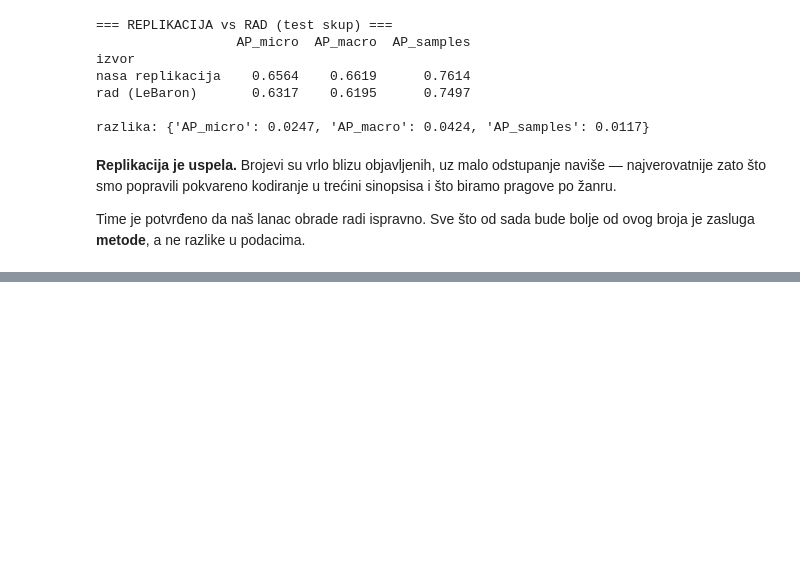
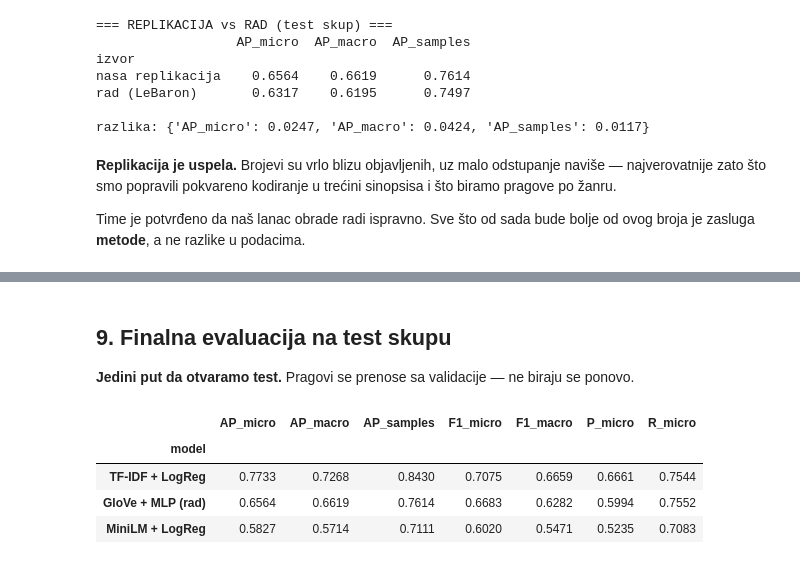
Before and after one commit to markobura/-Movie-Genre-Classification-using-Text-and-Image-Data, a Jupyter notebook: text_models.ipynb, the cells around one changed output, grey strips where cells are left out. Drawn from its saved outputs; the diff is of its cells as text; code cells hidden in the pictures; blank space fills up the shorter version.

```diff
--- a/text_models.ipynb
+++ b/text_models.ipynb
@@ -327,0 +468,16 @@ od ovog broja je zasluga **metode**, a ne razlike u podacima.
+# %% [markdown]
+## 9. Finalna evaluacija na test skupu
+
+**Jedini put da otvaramo test.** Pragovi se prenose sa validacije — ne biraju se
+ponovo.
+# %%
+test_rows = [evaluate(y_test, s_te, tune_thresholds(y_val, s_va), ime)
+             for ime, (s_va, s_te) in ALL_MODELS.items()]
+test_results = results_table(test_rows)
+test_results
+# %% [output]
+|  | AP_micro | AP_macro | AP_samples | F1_micro | F1_macro | P_micro | R_micro |
+| model |  |  |  |  |  |  |  |
+| TF-IDF + LogReg | 0.7733 | 0.7268 | 0.8430 | 0.7075 | 0.6659 | 0.6661 | 0.7544 |
+| GloVe + MLP (rad) | 0.6564 | 0.6619 | 0.7614 | 0.6683 | 0.6282 | 0.5994 | 0.7552 |
+| MiniLM + LogReg | 0.5827 | 0.5714 | 0.7111 | 0.6020 | 0.5471 | 0.5235 | 0.7083 |
```
Also changed, not shown: parts of 21 cells of this notebook.
